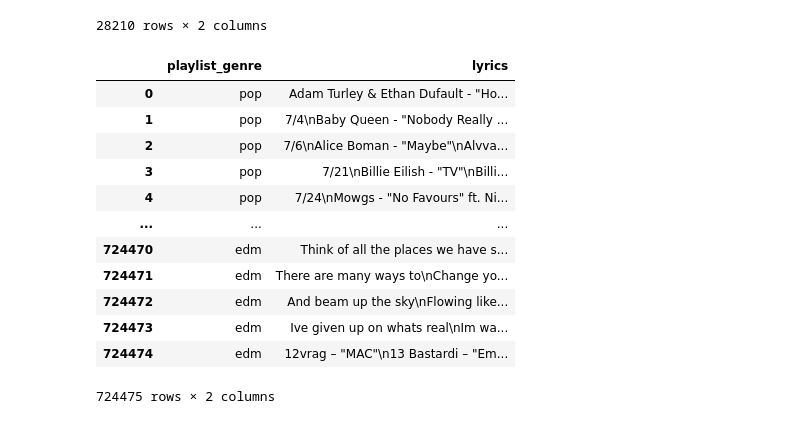
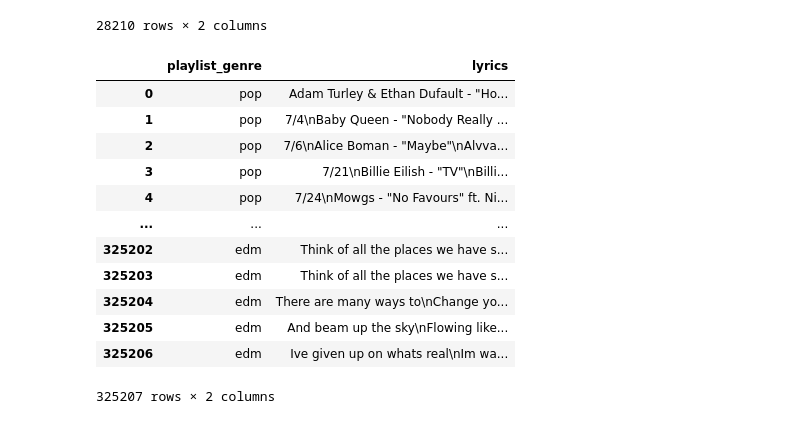
Before and after one commit to RaykKretzschmar/LyricGenrePrediction, a Jupyter notebook: LyricGenrePrediction.ipynb, the cells around one changed output. Drawn from its saved outputs; the diff is of its cells as text; code cells hidden in the pictures.

```diff
--- a/LyricGenrePrediction.ipynb
+++ b/LyricGenrePrediction.ipynb
@@ -229,34 +230,37 @@ df_dropped.to_csv('genreXlyrics.csv', index=False)
 # %%
 # Split the lyrics at every empty line to increase the number of training data
 
 # Function to split lyrics at empty lines
 def split_lyrics(lyrics):
     split_lyrics = lyrics.split('\n\n')  # Splitting at empty lines
     return [lyric.strip() for lyric in split_lyrics if lyric.strip()]  # Removing any leading/trailing spaces
 
 # Applying the function to each row in the lyrics column
 df_split = df_dropped.copy()
 df_split['lyrics'] = df_split['lyrics'].apply(split_lyrics)
 
+# remove duplicates
+df_split = df_split.drop_duplicates(subset=['lyrics'])
+
 # Exploding the dataframe so each piece of lyrics is in a separate row
 df_split = df_split.explode('lyrics').reset_index(drop=True)
 
 # Display the first few rows of the expanded dataframe
 df_split
 # %% [output]
 |  | playlist_genre | lyrics |
 | 0 | pop | Adam Turley & Ethan Dufault - "Ho... |
 | 1 | pop | 7/4\nBaby Queen - "Nobody Really ... |
 | 2 | pop | 7/6\nAlice Boman - "Maybe"\nAlvva... |
 | 3 | pop | 7/21\nBillie Eilish - "TV"\nBilli... |
 | 4 | pop | 7/24\nMowgs - "No Favours" ft. Ni... |
 | ... | ... | ... |
-| 724470 | edm | Think of all the places we have s... |
-| 724471 | edm | There are many ways to\nChange yo... |
-| 724472 | edm | And beam up the sky\nFlowing like... |
-| 724473 | edm | Ive given up on whats real\nIm wa... |
-| 724474 | edm | 12vrag – "MAC"\n13 Bastardi – "Em... |
+| 325202 | edm | Think of all the places we have s... |
+| 325203 | edm | Think of all the places we have s... |
+| 325204 | edm | There are many ways to\nChange yo... |
+| 325205 | edm | And beam up the sky\nFlowing like... |
+| 325206 | edm | Ive given up on whats real\nIm wa... |
-724475 rows × 2 columns
+325207 rows × 2 columns
 # %%
 # count each genre
 print(df_split['playlist_genre'].value_counts())
```
Also changed, not shown: parts of 25 cells of this notebook.
